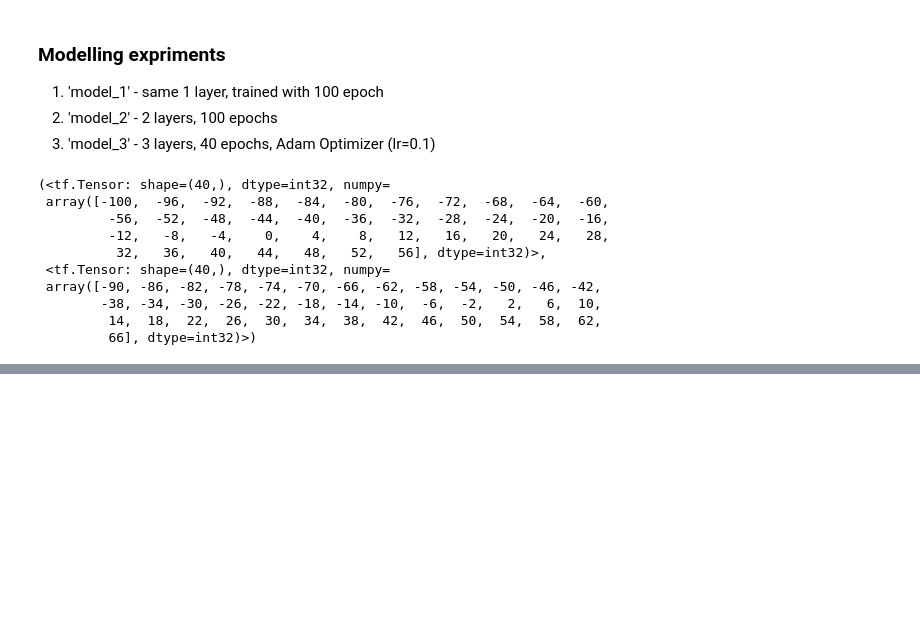
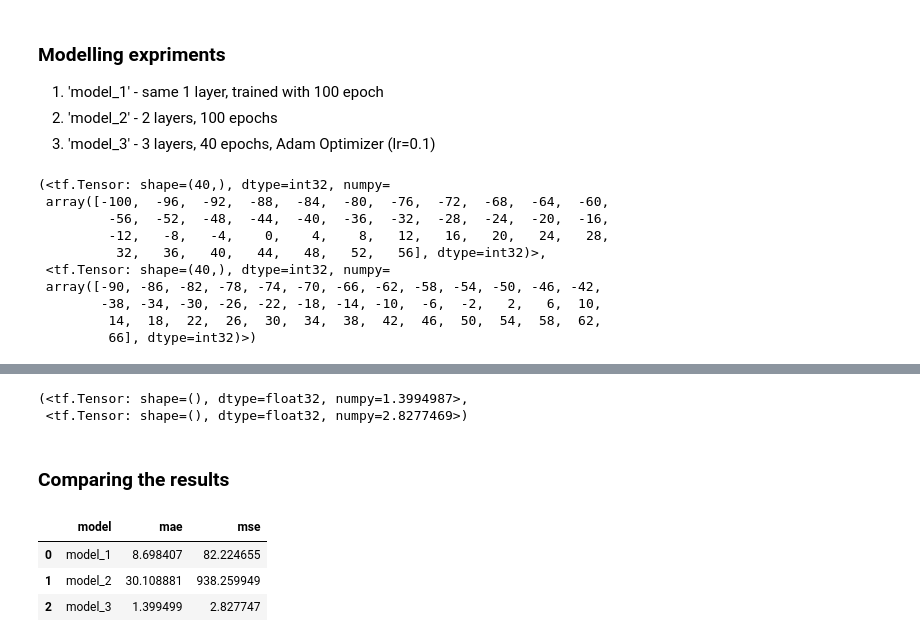
Before and after one commit to SunilDJPro/TensorFlow2, a Jupyter notebook: tensorflow/regression/NN_Regression.ipynb, the cells around one changed output, grey strips where cells are left out. Cells and saved outputs as stored; diff of their text form; code cells hidden in the pictures; blank space fills up the shorter version.

```diff
--- a/tensorflow/regression/NN_Regression.ipynb
+++ b/tensorflow/regression/NN_Regression.ipynb
@@ -662 +617,25 @@ y_pred_3, y_test
  <tf.Tensor: shape=(10,), dtype=int32, numpy=array([ 70,  74,  78,  82,  86,  90,  94,  98, 102, 106], dtype=int32)>)
+# %%
+mae_3 = mae(y_test, y_pred_3)
+mse_3 = mse(y_test, y_pred_3)
+
+mae_3, mse_3
+# %% [output]
+(<tf.Tensor: shape=(), dtype=float32, numpy=1.3994987>,
+ <tf.Tensor: shape=(), dtype=float32, numpy=2.8277469>)
+# %% [markdown]
+### Comparing the results
+# %%
+import pandas as pd
+
+model_results = [["model_1", mae_1.numpy(), mse_1.numpy()],
+                 ["model_2", mae_2.numpy(), mse_2.numpy()],
+                 ["model_3", mae_3.numpy(), mse_3.numpy()]]
+
+all_results = pd.DataFrame(model_results, columns=["model", "mae", "mse"])
+all_results
+# %% [output]
+|  | model | mae | mse |
+| 0 | model_1 | 8.698407 | 82.224655 |
+| 1 | model_2 | 30.108881 | 938.259949 |
+| 2 | model_3 | 1.399499 | 2.827747 |
```
Also changed, not shown: parts of 49 cells of this notebook, 6 other files.
